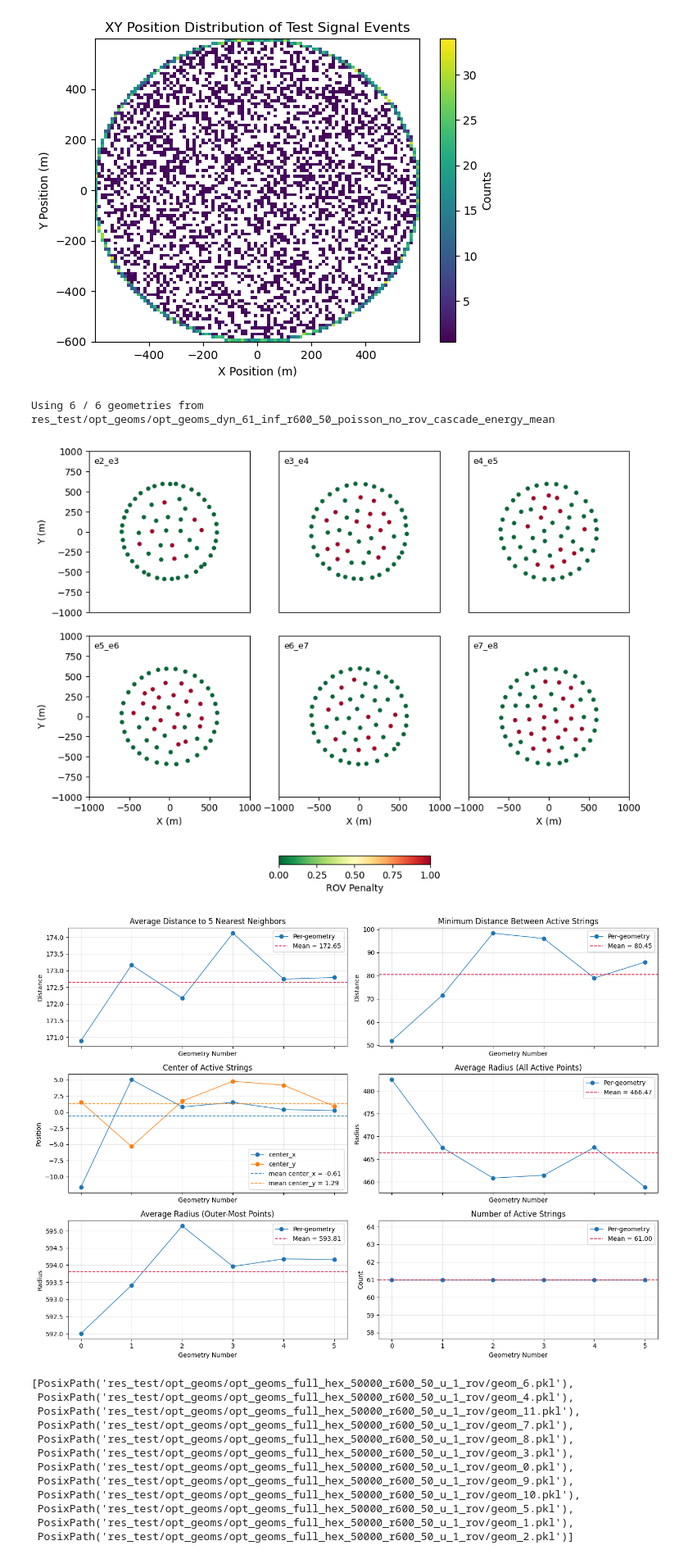
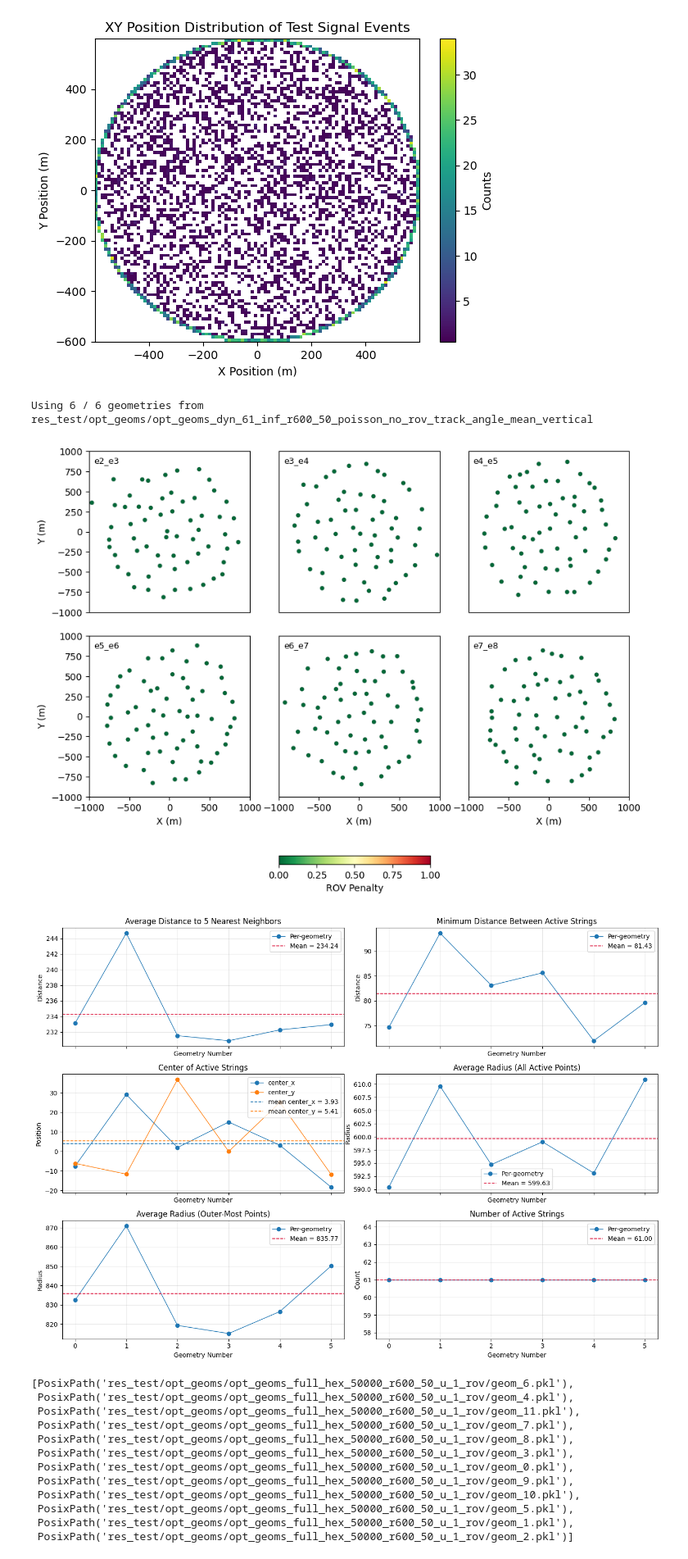
Before and after one commit to kristiantcho/nugget, a Jupyter notebook: nugget/examples/test_evaluation.ipynb, the cells around one changed output. Shown at 82% size. Cells and saved outputs as stored; diff of their text form; code cells hidden in the pictures.

```diff
--- a/nugget/examples/test_evaluation.ipynb
+++ b/nugget/examples/test_evaluation.ipynb
@@ -342,7 +342,7 @@ from scipy.spatial import ConvexHull
 
 device='cuda:2'
 # Folder containing geom_*.pkl files
-geom_folder = Path("res_test/opt_geoms/opt_geoms_dyn_61_inf_r600_50_poisson_no_rov_cascade_energy_mean")
+geom_folder = Path("res_test/opt_geoms/opt_geoms_dyn_61_inf_r600_50_poisson_no_rov_track_angle_mean_vertical")
 num_angles = 360
 num_cols = 3
 zoom_range = 1000
@@ -627,36 +627,36 @@ axes2[2].legend()
 axes2[2].grid(alpha=0.3)
 
 axes2[3].plot(stats_idx, avg_radius_all, marker="o", linewidth=1, label="Per-geometry")
 axes2[3].axhline(avg_radius_all_mean, color="crimson", linestyle="--", linewidth=1.2, label=f"Mean = {avg_radius_all_mean:.2f}")
 axes2[3].set_title("Average Radius (All Active Points)")
 axes2[3].set_ylabel("Radius")
 axes2[3].grid(alpha=0.3)
 axes2[3].legend()
 
 axes2[4].plot(stats_idx, avg_radius_outer, marker="o", linewidth=1, label="Per-geometry")
 axes2[4].axhline(avg_radius_outer_mean, color="crimson", linestyle="--", linewidth=1.2, label=f"Mean = {avg_radius_outer_mean:.2f}")
 axes2[4].set_title("Average Radius (Outer-Most Points)")
 axes2[4].set_xlabel("Geometry Number")
 axes2[4].set_ylabel("Radius")
 axes2[4].grid(alpha=0.3)
 axes2[4].legend()
 
 axes2[5].plot(stats_idx, active_string_counts, marker="o", linewidth=1, label="Per-geometry")
 axes2[5].axhline(active_string_count_mean, color="crimson", linestyle="--", linewidth=1.2, label=f"Mean = {active_string_count_mean:.2f}")
 axes2[5].set_title("Number of Active Strings")
 axes2[5].set_ylabel("Count")
 axes2[5].grid(alpha=0.3)
 axes2[5].legend()
 
 for ax in axes2:
     ax.set_xlabel("Geometry Number")
 
 fig2.tight_layout()
 plt.show()
 # %% [output]
-Using 6 / 6 geometries from res_test/opt_geoms/opt_geoms_dyn_61_inf_r600_50_poisson_no_rov_cascade_energy_mean
+Using 6 / 6 geometries from res_test/opt_geoms/opt_geoms_dyn_61_inf_r600_50_poisson_no_rov_track_angle_mean_vertical
-[figure, old version]
+[figure, new version]
-[figure, old version]
+[figure, new version]
 # %%
 all_geom_paths[0]
 # %% [output]
```
Also changed, not shown: 9 other files.
